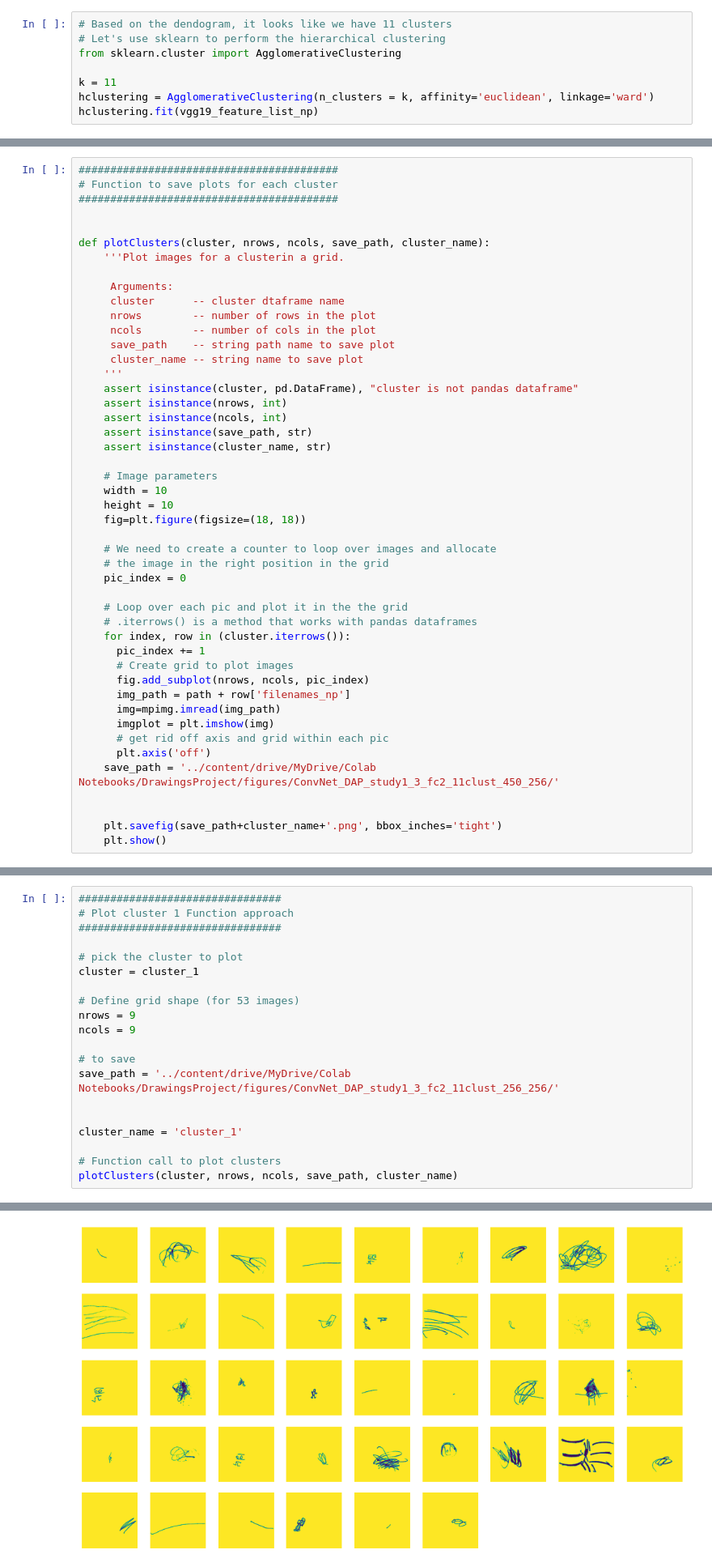
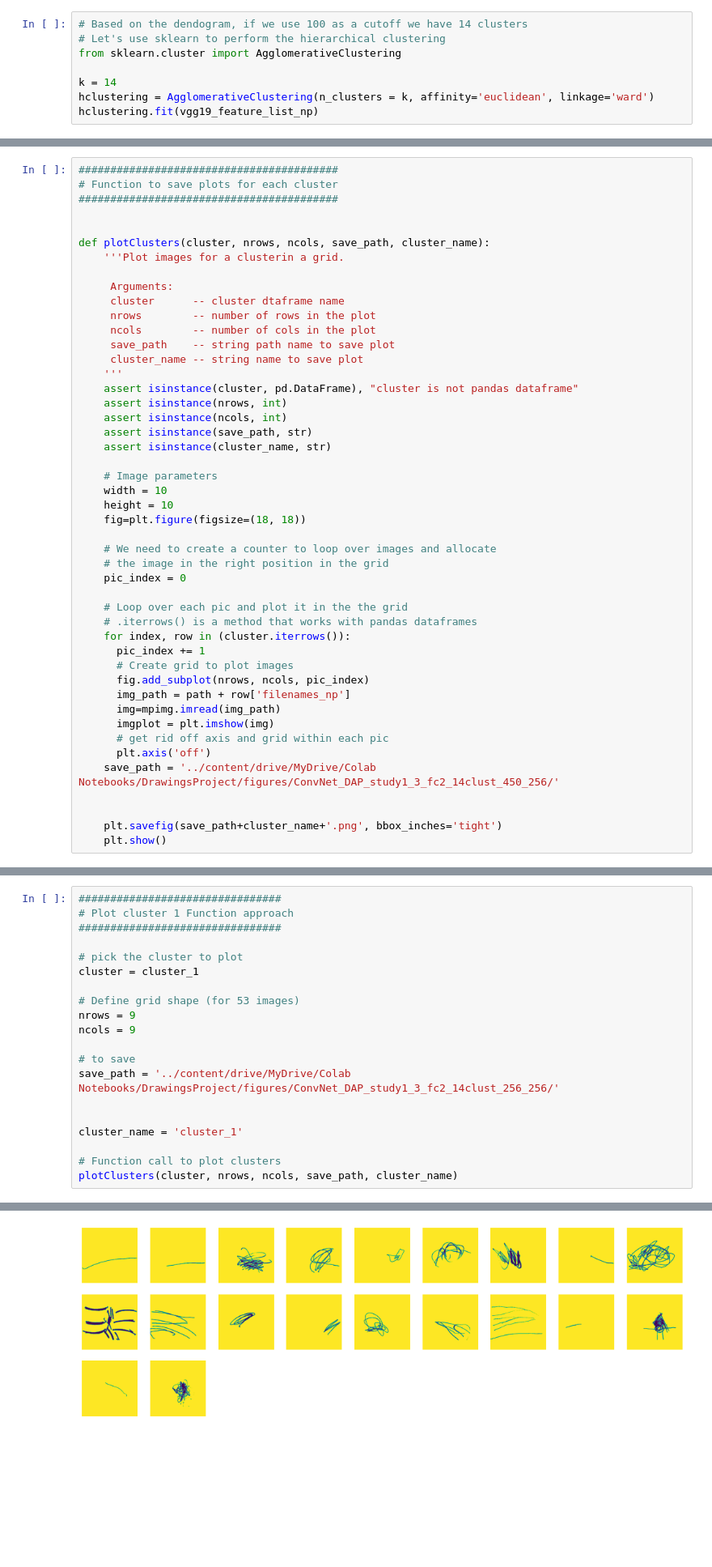
Before and after one commit to ClintJensen/CovNet_Human_Drawings, a Jupyter notebook: code/ConvNet/ConvNet_VGG_19_Drawings_fc2.ipynb, the cells around one changed output, grey strips where cells are left out. Shown at 81% size. Saved outputs shown, nothing was run; the diff lists cells and outputs as text; blank space fills up the shorter version.

```diff
--- a/code/ConvNet/ConvNet_VGG_19_Drawings_fc2.ipynb
+++ b/code/ConvNet/ConvNet_VGG_19_Drawings_fc2.ipynb
@@ -270,11 +270,11 @@ plt.show()
 # %% [output]
 [figure]
 # %%
-# Based on the dendogram, it looks like we have 11 clusters
+# Based on the dendogram, if we use 100 as a cutoff we have 14 clusters
 # Let's use sklearn to perform the hierarchical clustering
 from sklearn.cluster import AgglomerativeClustering
 
-k = 11
+k = 14
 hclustering = AgglomerativeClustering(n_clusters = k, affinity='euclidean', linkage='ward')
 hclustering.fit(vgg19_feature_list_np)
 # %% [output]
@@ -516,7 +534,7 @@ def plotClusters(cluster, nrows, ncols, save_path, cluster_name):
       imgplot = plt.imshow(img)
       # get rid off axis and grid within each pic
       plt.axis('off')
-    save_path = '../content/drive/MyDrive/Colab Notebooks/DrawingsProject/figures/ConvNet_DAP_study1_3_fc2_11clust_450_256/'
+    save_path = '../content/drive/MyDrive/Colab Notebooks/DrawingsProject/figures/ConvNet_DAP_study1_3_fc2_14clust_450_256/'
 
 
     plt.savefig(save_path+cluster_name+'.png', bbox_inches='tight')
@@ -542,7 +560,7 @@ nrows = 9
 ncols = 9
 
 # to save
-save_path = '../content/drive/MyDrive/Colab Notebooks/DrawingsProject/figures/ConvNet_DAP_study1_3_fc2_11clust_256_256/'
+save_path = '../content/drive/MyDrive/Colab Notebooks/DrawingsProject/figures/ConvNet_DAP_study1_3_fc2_14clust_256_256/'
 
 
 cluster_name = 'cluster_1'
@@ -553,4 +572,4 @@ plotClusters(cluster, nrows, ncols, save_path, cluster_name)
-[figure, old version]
+[figure, new version]
 # %%
 # # pick the cluster to plot
 # cluster = cluster_1
```
Also changed, not shown: parts of 34 cells of this notebook.
